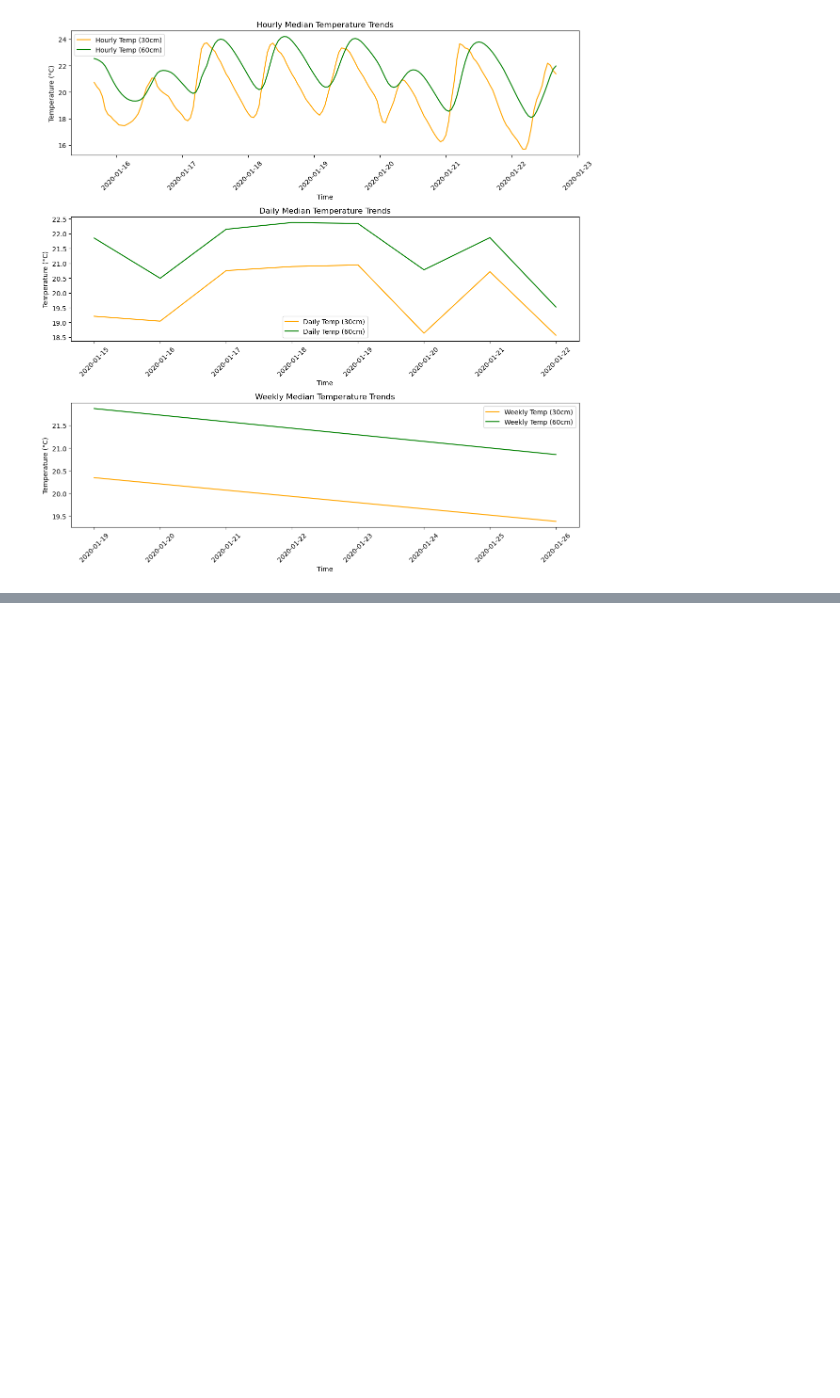
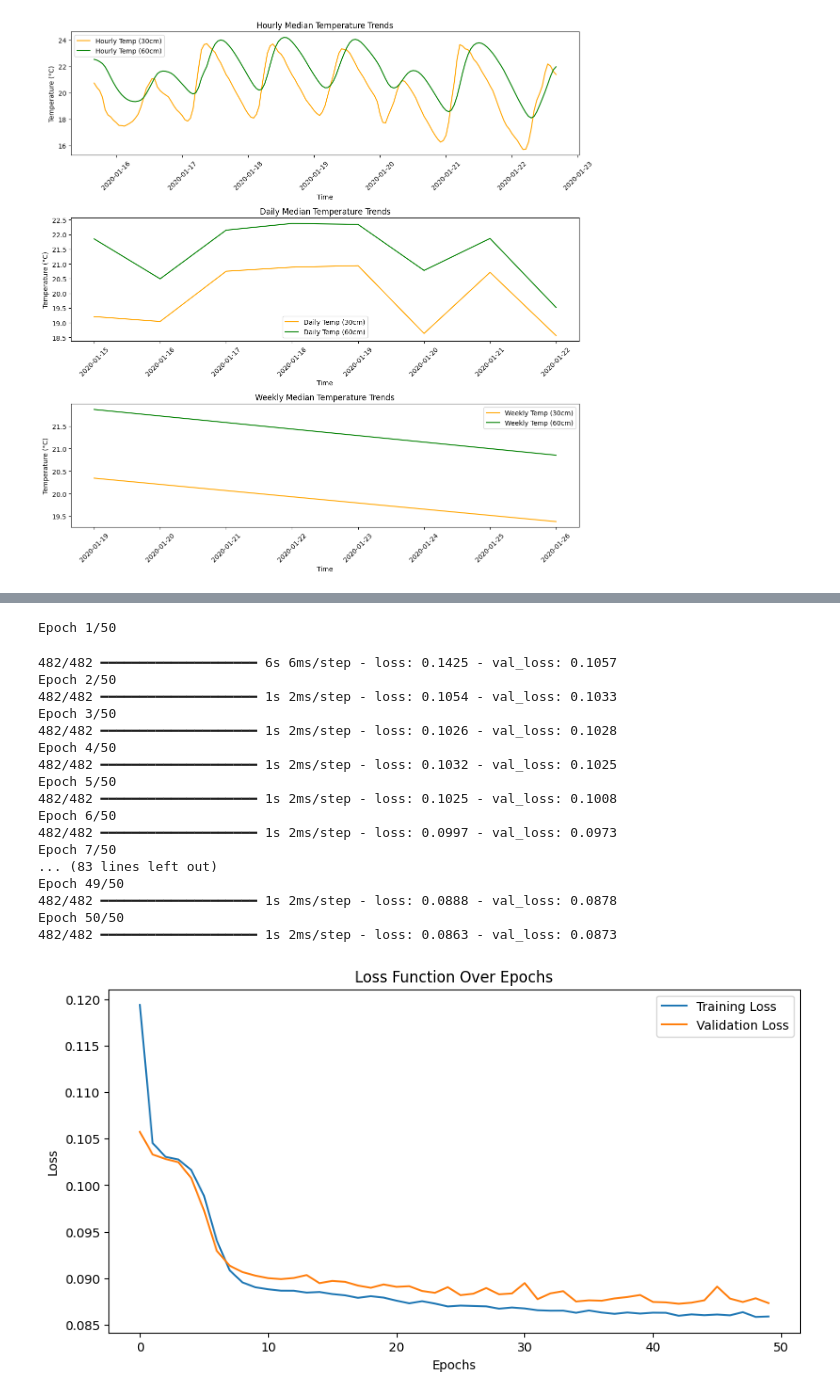
Before and after one commit to omarsagoo/iot-smart-aquarium, a Jupyter notebook: notebooks/iot-smart-aquarium.ipynb, the cells around one changed output, grey strips where cells are left out. Saved outputs shown, nothing was run; the diff lists cells and outputs as text; code cells hidden in the pictures; blank space fills up the shorter version.

```diff
--- a/notebooks/iot-smart-aquarium.ipynb
+++ b/notebooks/iot-smart-aquarium.ipynb
@@ -288,0 +469,72 @@ plt.show()
+# %%
+# Prepare data
+X_60, y_60, scaler_60 = preprocess_data(data_60cm, include_pH=False)
+
+# Split data into training and testing sets
+X_train, X_test, y_train, y_test = train_test_split(X_60, y_60, test_size=0.2, random_state=42)
+
+# Define LSTM model
+model = Sequential([
+    LSTM(50, activation='relu', return_sequences=True, input_shape=(X_train.shape[1], X_train.shape[2])),
+    LSTM(50, activation='relu'),
+    Dense(1)
+])
+
+# Compile model
+model.compile(optimizer='adam', loss='mse')
+
+# Train model
+history_60cm = model.fit(X_train, y_train, epochs=50, batch_size=16, validation_data=(X_test, y_test), verbose=1)
+
+# Plot training loss
+plt.figure(figsize=(10,5))
+plt.plot(history_60cm.history['loss'], label='Training Loss')
+plt.plot(history_60cm.history['val_loss'], label='Validation Loss')
+plt.xlabel('Epochs')
+plt.ylabel('Loss')
+plt.legend()
+plt.title('Loss Function Over Epochs')
+plt.show()
+
+# Predict on test set
+y_pred = model.predict(X_test)
+
+# Convert predictions and actual values back to original scale
+y_pred_rescaled = scaler_30.inverse_transform(y_pred)
+y_test_rescaled = scaler_30.inverse_transform(y_test)
+
+# Convert to discrete categories (high/low turbidity)
+threshold = np.median(y_test_rescaled)  # Using median as threshold
+y_pred_class = (y_pred_rescaled > threshold).astype(int)
+y_test_class = (y_test_rescaled > threshold).astype(int)
+
+# Compute confusion matrix
+cm = confusion_matrix(y_test_class, y_pred_class)
+
+# Plot confusion matrix
+plt.figure(figsize=(6,5))
+sns.heatmap(cm, annot=True, fmt='d', cmap='Blues', xticklabels=['Low', 'High'], yticklabels=['Low', 'High'])
+plt.xlabel('Predicted')
+plt.ylabel('Actual')
+plt.title('Confusion Matrix')
+plt.show()
+# %% [output]
+Epoch 1/50
+482/482 ━━━━━━━━━━━━━━━━━━━━ 6s 6ms/step - loss: 0.1425 - val_loss: 0.1057
+Epoch 2/50
+482/482 ━━━━━━━━━━━━━━━━━━━━ 1s 2ms/step - loss: 0.1054 - val_loss: 0.1033
+Epoch 3/50
+482/482 ━━━━━━━━━━━━━━━━━━━━ 1s 2ms/step - loss: 0.1026 - val_loss: 0.1028
+Epoch 4/50
+482/482 ━━━━━━━━━━━━━━━━━━━━ 1s 2ms/step - loss: 0.1032 - val_loss: 0.1025
+Epoch 5/50
+482/482 ━━━━━━━━━━━━━━━━━━━━ 1s 2ms/step - loss: 0.1025 - val_loss: 0.1008
+Epoch 6/50
+482/482 ━━━━━━━━━━━━━━━━━━━━ 1s 2ms/step - loss: 0.0997 - val_loss: 0.0973
+Epoch 7/50
+... (83 lines left out)
+Epoch 49/50
+482/482 ━━━━━━━━━━━━━━━━━━━━ 1s 2ms/step - loss: 0.0888 - val_loss: 0.0878
+Epoch 50/50
+482/482 ━━━━━━━━━━━━━━━━━━━━ 1s 2ms/step - loss: 0.0863 - val_loss: 0.0873
+[figure, added]
```
Also changed, not shown: parts of 27 cells of this notebook.
